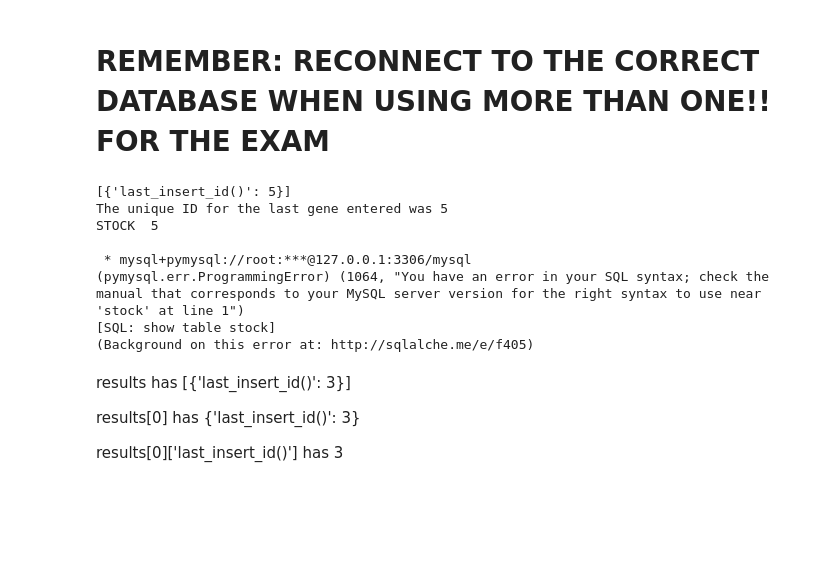
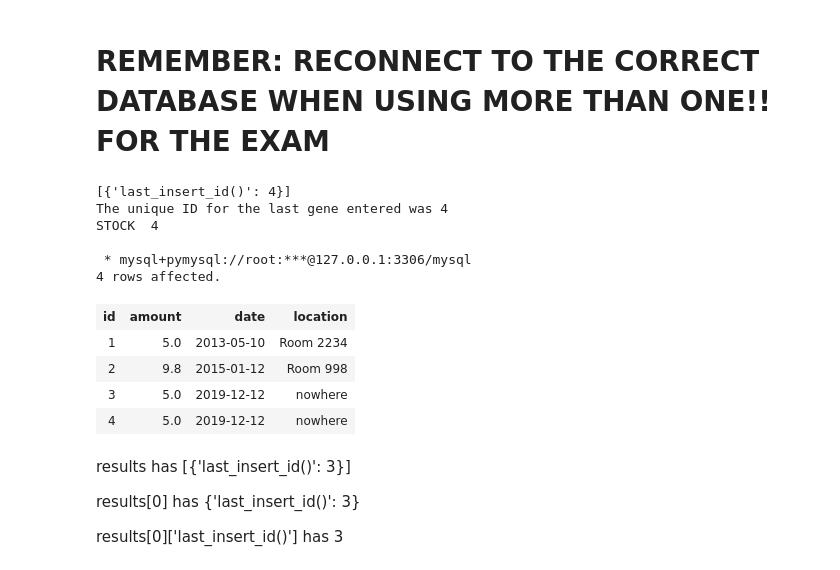
Before and after one commit to javierlopezrodriguez/Accelerated_Intro_to_CompBio_Part_2, a Jupyter notebook: Lesson 5c - Accessing mySQL from Python.ipynb, the cells around one changed output. Drawn from its saved outputs; the diff is of its cells as text; code cells hidden in the pictures; blank space fills up the shorter version.

```diff
--- a/Lesson 5c - Accessing mySQL from Python.ipynb
+++ b/Lesson 5c - Accessing mySQL from Python.ipynb
@@ -141,9 +150,11 @@ connection = pymysql.connect(host='localhost',
                              password='root',
                              db='germplasm',
                              charset='utf8mb4',  # note utf8... this is important for unusual characters!
-                             cursorclass=pymysql.cursors.DictCursor)
+                             cursorclass=pymysql.cursors.DictCursor,
+                             autocommit = True)
 
-#connection.autocommit = False  # note that it is possible to delay putting changes into the database!
+#connection.autocommit(True)
+# note that it is possible to delay putting changes into the database!
 
 try: # try: except: finally: try this, if something goes wrong, it can do excepts, and at the end it always does finally
     with connection.cursor() as cursor:
@@ -267,9 +278,8 @@ connection = pymysql.connect(host='localhost',
                              password='root',
                              db='germplasm',
                              charset='utf8mb4',  # note utf8... this is important for unusual characters!
-                             cursorclass=pymysql.cursors.DictCursor)
-
-#connection.autocommit = False
+                             cursorclass=pymysql.cursors.DictCursor,
+                             autocommit = True)
 
 try:
     with connection.cursor() as cursor:
@@ -278,7 +288,7 @@ try:
 
 finally:
     print("")
-    connection.close()
+    #connection.close()
 
 
 %sql show databases
@@ -438,42 +455,47 @@ connection = pymysql.connect(host='localhost',
                              user='root',
                              password='root',
 # PAY ATTENTION HERE!!!!!!!!!!!!!!!
                              db='germplasm',
                              charset='utf8mb4',  # note utf8... this is important for unusual characters!
-                             cursorclass=pymysql.cursors.DictCursor)
-#connection.autocommit = False
+                             cursorclass=pymysql.cursors.DictCursor,
+                             autocommit = True)
 
 try:
     with connection.cursor() as cursor:
         # Read a single record
         sql = """INSERT INTO stock (amount, date, location)
         VALUES (5, '2019-12-12', 'nowhere')"""
         cursor.execute(sql)
         sql = "SELECT last_insert_id()"
         cursor.execute(sql)
         results = cursor.fetchall()
         print(results) # the result object is always a list
         # note that results is a LIST,
         # so we need to take element 0 then
         # gene_id = results[0]['last_insert_id()']
         print("The unique ID for the last gene entered was {}".format(results[0]['last_insert_id()']))
         stockid = results[0]['last_insert_id()']
         print("STOCK ", stockid)
 
-        connection.commit()
+        #connection.commit()
 
 finally:
     print("")
     connection.close()
+
+%sql SELECT * FROM stock
 # %% [output]
-[{'last_insert_id()': 5}]
-The unique ID for the last gene entered was 5
-STOCK  5
+[{'last_insert_id()': 4}]
+The unique ID for the last gene entered was 4
+STOCK  4
 
  * mysql+pymysql://root:***@127.0.0.1:3306/mysql
-(pymysql.err.ProgrammingError) (1064, "You have an error in your SQL syntax; check the manual that corresponds to your MySQL server version for the right syntax to use near 'stock' at line 1")
-[SQL: show table stock]
-(Background on this error at: http://sqlalche.me/e/f405)
+4 rows affected.
+| id | amount | date | location |
+| 1 | 5.0 | 2013-05-10 | Room 2234 |
+| 2 | 9.8 | 2015-01-12 | Room 998 |
+| 3 | 5.0 | 2019-12-12 | nowhere |
+| 4 | 5.0 | 2019-12-12 | nowhere |
 # %% [markdown]
 results has [{'last_insert_id()': 3}]
 
```
Also changed, not shown: parts of 8 cells of this notebook, 1 other file.
